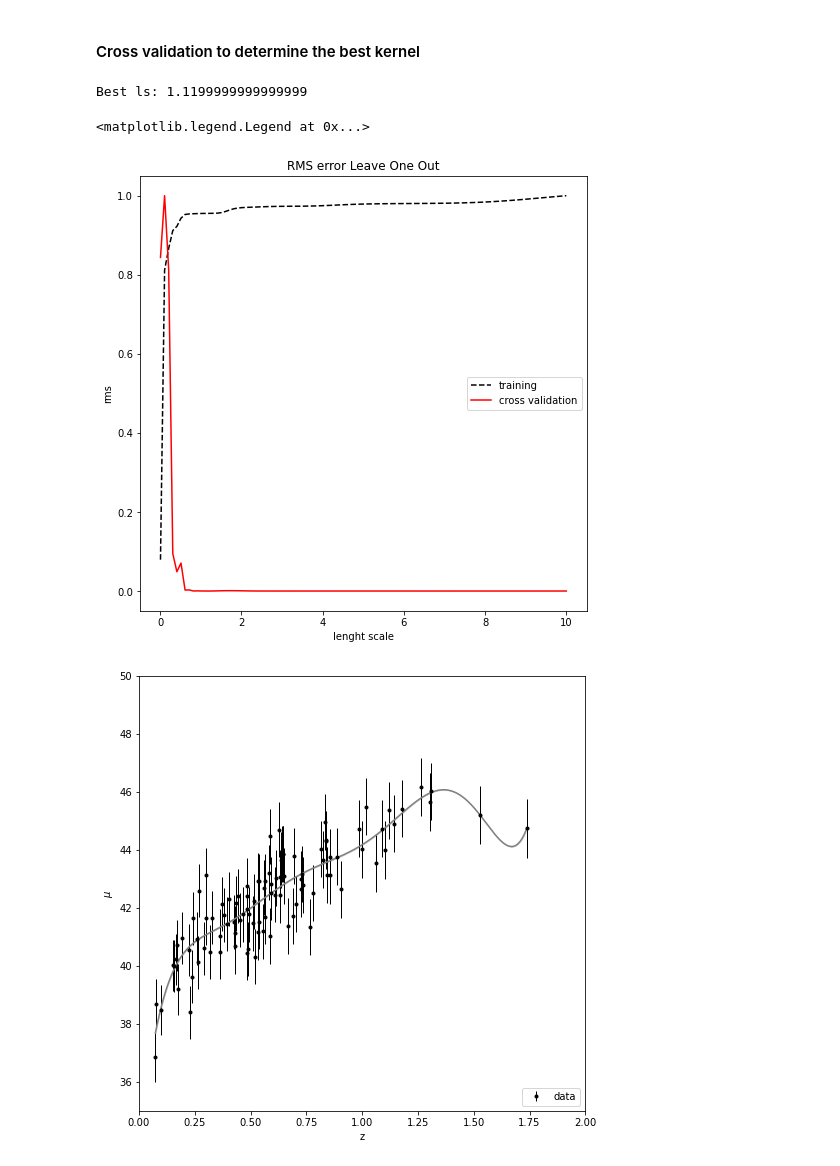
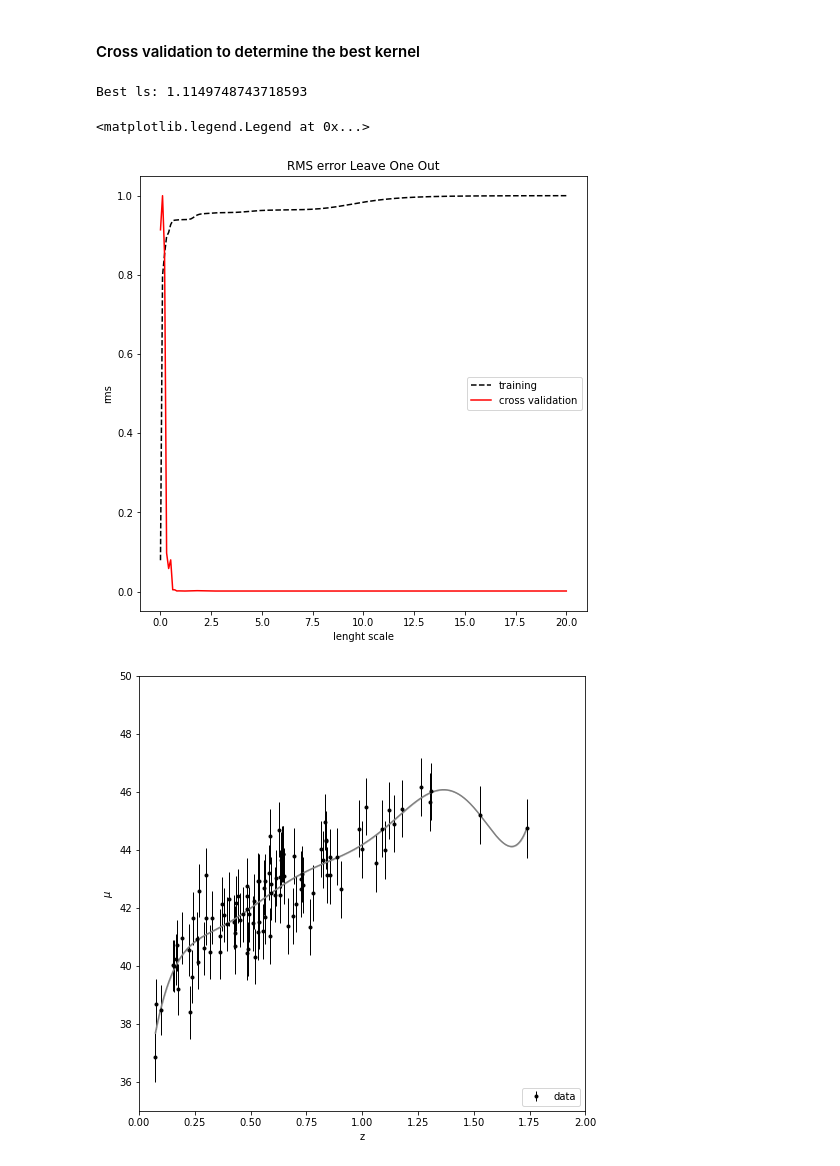
Before and after one commit to ludovicobizzarri/astrostatistics_bicocca_2024, a Jupyter notebook: working/Lesson 18/SN and redshift part 2.ipynb, the cells around one changed output. Cells and saved outputs as stored; diff of their text form; code cells hidden in the pictures.

```diff
--- a/working/Lesson 18/SN and redshift part 2.ipynb
+++ b/working/Lesson 18/SN and redshift part 2.ipynb
@@ -106,13 +106,13 @@ def error_func(y_true, y_m,sigma_y):
     N = len(y_true)
     return np.sqrt(1/N * np.sum((y_true-y_m)**2/sigma_y**2)) # implement the division by the sigma?
 # %%
-ls_range = np.linspace(0.01,10,100)
+ls_range = np.linspace(0.01,20,200)
 
 err_cv = np.zeros(len(ls_range))
 err_train = np.zeros(len(ls_range))
 
 for ls,i in zip(ls_range,np.arange(0,len(ls_range))):
-    kernel = RBF(length_scale=ls,length_scale_bounds="fixed")
+    kernel = RBF(length_scale=ls,length_scale_bounds='fixed')
     model = GaussianProcessRegressor(kernel=kernel)
     # cross validation
     loo = LeaveOneOut() # sample splitting
@@ -133,35 +133,35 @@ for ls,i in zip(ls_range,np.arange(0,len(ls_range))):
         y_true_cv = y[test]
         dy_train = dy[train]
         dy_test = dy[test]
 
         # compute the errors on the training and cross-validation set for a given set
         err2_train_i.append((error_func(y_true_train,y_train,dy_train))**2) # take the square to sum
         err2_cv_i.append((error_func(y_true_cv,y_cv,dy_test))**2) # take the square to sum
 
     err_train[i] = np.sqrt(np.sum(err2_train_i))
     err_cv[i] = np.sqrt(np.sum(err2_cv_i))
 
 # normalization of the error
 norm_err_cv = err_cv/err_cv.max()
 norm_err_train = err_train/err_train.max()
 
 best_ls = ls_range[np.argmin(norm_err_cv)]
 
 print('Best ls:',best_ls)
 
 # plot
 fig = plt.figure(figsize=(8,8))
 
 plt.plot(ls_range,norm_err_train,color='black',ls='--',label='training')
 plt.plot(ls_range,norm_err_cv,color='red',ls='-',label='cross validation')
 plt.xlabel('lenght scale')
 plt.ylabel('rms')
 plt.title('RMS error Leave One Out')
 plt.legend()
 # %% [output]
-Best ls: 1.1199999999999999
+Best ls: 1.1149748743718593
 <matplotlib.legend.Legend at 0x...>
-[figure, old version]
+[figure, new version]
 # %%
 best_kernel = RBF(length_scale=best_ls,length_scale_bounds='fixed')
 gp_best = GaussianProcessRegressor(kernel=best_kernel)
```
Also changed, not shown: parts of 13 cells of this notebook.
